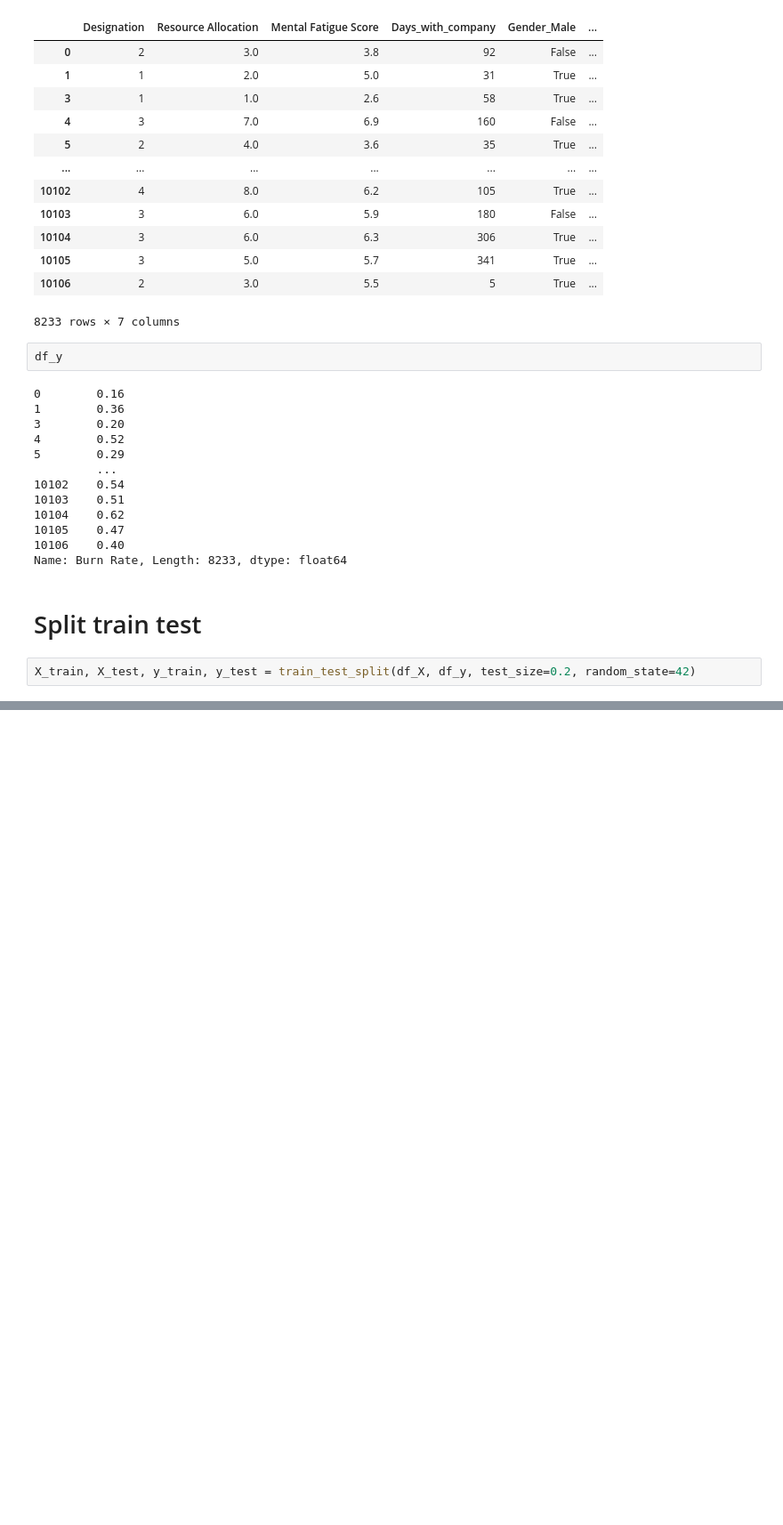
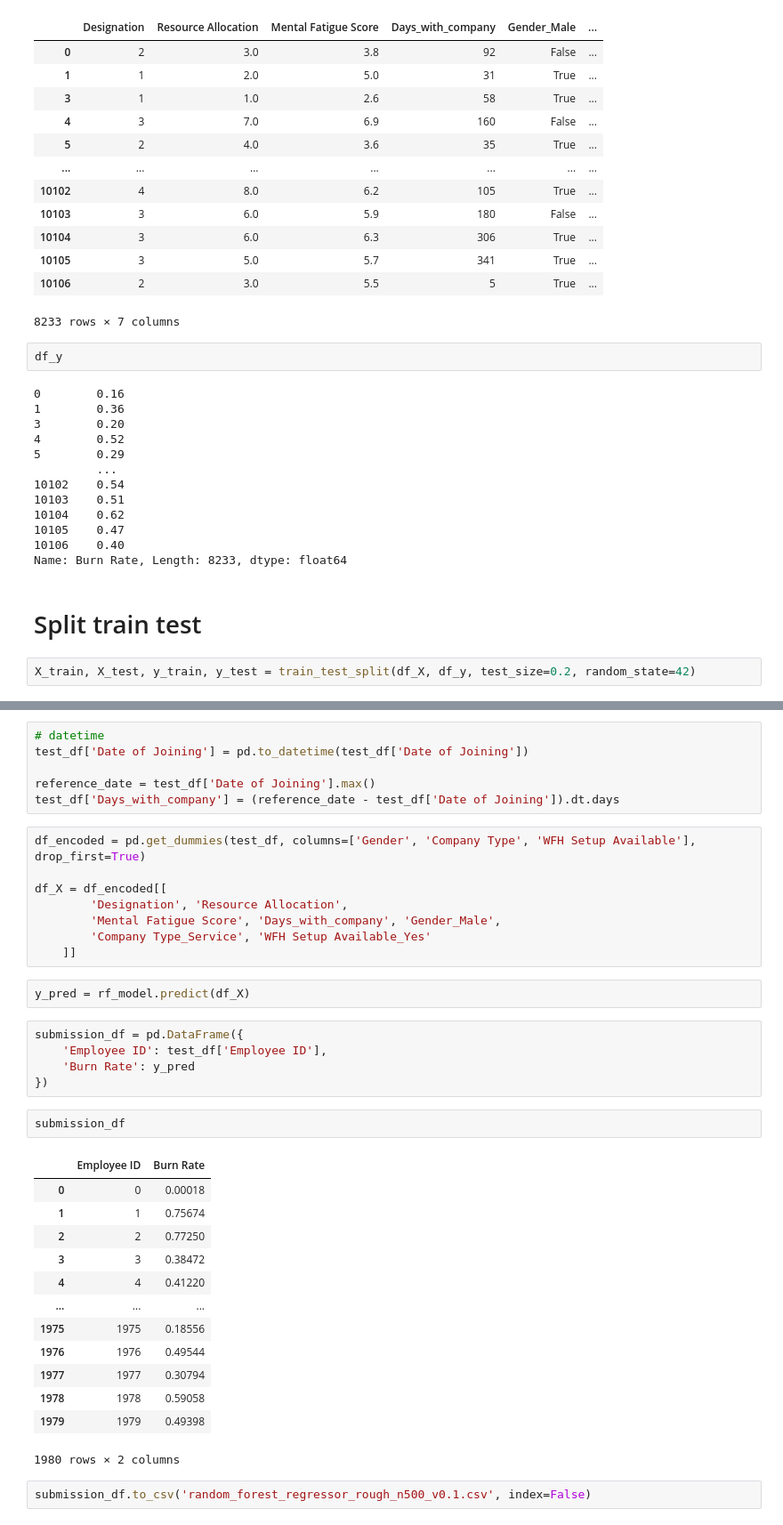
Before and after one commit to PIGGYcloudy/Introduction_to_AI-IEEM-HW1, a Jupyter notebook: main.ipynb, the cells around one changed output, grey strips where cells are left out. Shown at 89% size. Cells and saved outputs as stored; diff of their text form; blank space fills up the shorter version.

```diff
--- a/main.ipynb
+++ b/main.ipynb
@@ -146,0 +221,39 @@ X_train, X_test, y_train, y_test = train_test_split(df_X, df_y, test_size=0.2, r
+# %%
+# datetime
+test_df['Date of Joining'] = pd.to_datetime(test_df['Date of Joining'])
+
+reference_date = test_df['Date of Joining'].max()
+test_df['Days_with_company'] = (reference_date - test_df['Date of Joining']).dt.days
+# %%
+df_encoded = pd.get_dummies(test_df, columns=['Gender', 'Company Type', 'WFH Setup Available'], drop_first=True)
+
+df_X = df_encoded[[
+        'Designation', 'Resource Allocation',
+        'Mental Fatigue Score', 'Days_with_company', 'Gender_Male',
+        'Company Type_Service', 'WFH Setup Available_Yes'
+    ]]
+# %%
+y_pred = rf_model.predict(df_X)
+# %%
+submission_df = pd.DataFrame({
+    'Employee ID': test_df['Employee ID'],
+    'Burn Rate': y_pred
+})
+# %%
+submission_df
+# %% [output]
+|  | Employee ID | Burn Rate |
+| 0 | 0 | 0.00018 |
+| 1 | 1 | 0.75674 |
+| 2 | 2 | 0.77250 |
+| 3 | 3 | 0.38472 |
+| 4 | 4 | 0.41220 |
+| ... | ... | ... |
+| 1975 | 1975 | 0.18556 |
+| 1976 | 1976 | 0.49544 |
+| 1977 | 1977 | 0.30794 |
+| 1978 | 1978 | 0.59058 |
+| 1979 | 1979 | 0.49398 |
+1980 rows × 2 columns
+# %%
+submission_df.to_csv('random_forest_regressor_rough_n500_v0.1.csv', index=False)
```
Also changed, not shown: parts of 10 cells of this notebook, 1 other file.
